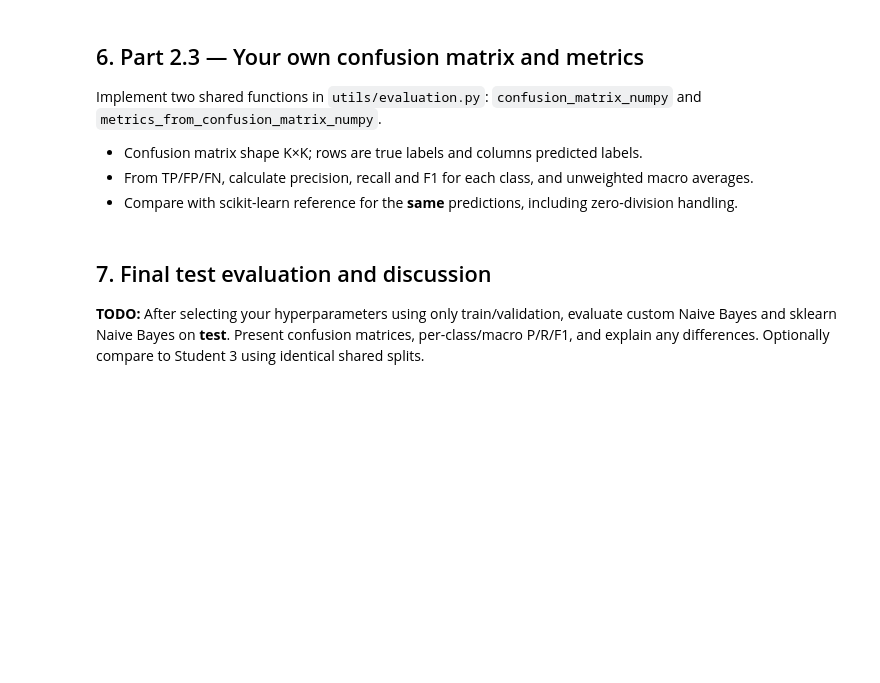
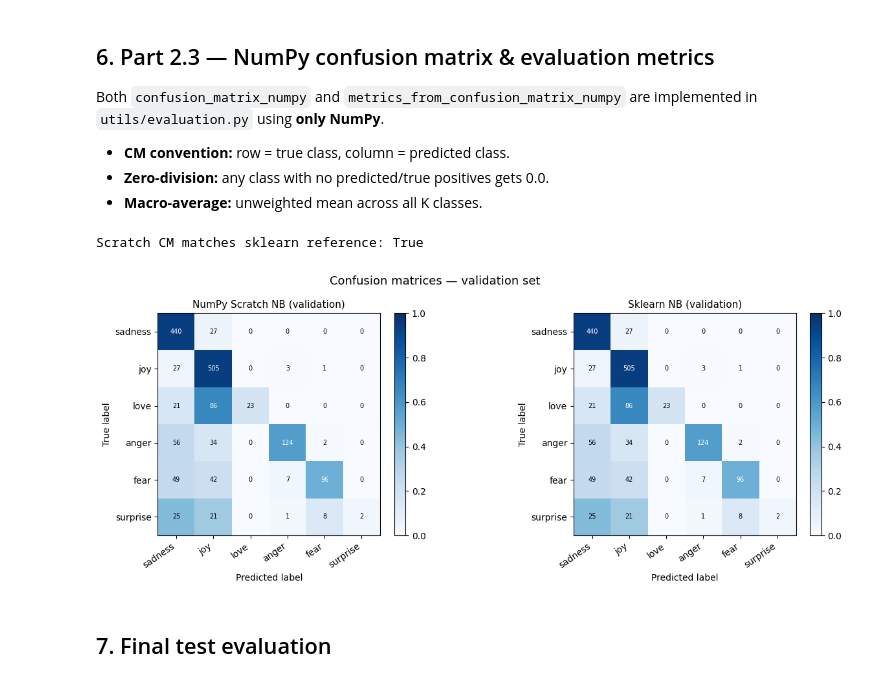
Before and after one commit to BadrGello/Natural-Language-Processing-Lab-1, a Jupyter notebook: notebooks/02_naive_bayes.ipynb, the cells around one changed output. Saved outputs shown, nothing was run; the diff lists cells and outputs as text; code cells hidden in the pictures; blank space fills up the shorter version.

```diff
--- a/notebooks/02_naive_bayes.ipynb
+++ b/notebooks/02_naive_bayes.ipynb
@@ -87,17 +277,54 @@ print('sklearn NB validation macro-F1:', round(val_metrics_ref['macro_f1'], 4))
 # %% [markdown]
-## 6. Part 2.3 — Your own confusion matrix and metrics
-Implement two shared functions in `utils/evaluation.py`: `confusion_matrix_numpy` and `metrics_from_confusion_matrix_numpy`.
+## 6. Part 2.3 — NumPy confusion matrix & evaluation metrics
 
-- Confusion matrix shape K×K; rows are true labels and columns predicted labels.
-- From TP/FP/FN, calculate precision, recall and F1 for each class, and unweighted macro averages.
-- Compare with scikit-learn reference for the **same** predictions, including zero-division handling.
+Both `confusion_matrix_numpy` and `metrics_from_confusion_matrix_numpy` are
+implemented in `utils/evaluation.py` using **only NumPy**.
+
+- **CM convention:** row = true class, column = predicted class.
+- **Zero-division:** any class with no predicted/true positives gets 0.0.
+- **Macro-average:** unweighted mean across all K classes.
 # %%
-# TODO: Uncomment when utils/evaluation.py NumPy functions are done.
-# cm_custom = confusion_matrix_numpy(data.val.labels, val_predictions_ref, data.num_classes)
-# metrics_custom = metrics_from_confusion_matrix_numpy(cm_custom)
-# print('Matrices match:', np.array_equal(cm_custom, val_metrics_ref['confusion_matrix']))
-# print('Macro F1 matches:', np.isclose(metrics_custom['macro_f1'],
-#                                      val_metrics_ref['macro_f1']))
+# ── Compute NumPy confusion matrix and metrics for the scratch model ──
+cm_custom  = confusion_matrix_numpy(data.val.labels, val_pred_custom,  data.num_classes)
+cm_sklearn = confusion_matrix_numpy(data.val.labels, val_pred_sklearn, data.num_classes)
+
+metrics_custom  = metrics_from_confusion_matrix_numpy(cm_custom)
+metrics_sklearn = metrics_from_confusion_matrix_numpy(cm_sklearn)
+
+# ── Verify NumPy matrices match sklearn reference ──────────────────────
+ref_cm_custom  = val_metrics_custom['confusion_matrix']
+ref_cm_sklearn = val_metrics_sklearn['confusion_matrix']
+
+print('Scratch CM matches sklearn reference:', np.array_equal(cm_custom, ref_cm_custom))
+# %% [output]
+Scratch CM matches sklearn reference: True
+# %%
+def plot_confusion_matrix(cm: np.ndarray, class_names: tuple, title: str, ax):
+    """Plot a normalised confusion matrix on the given axes."""
+    cm_norm = cm.astype(float) / cm.sum(axis=1, keepdims=True).clip(min=1)
+    im = ax.imshow(cm_norm, interpolation='nearest', cmap='Blues', vmin=0, vmax=1)
+    ax.figure.colorbar(im, ax=ax, fraction=0.046, pad=0.04)
+    ticks = np.arange(len(class_names))
+    ax.set_xticks(ticks); ax.set_xticklabels(class_names, rotation=35, ha='right')
+    ax.set_yticks(ticks); ax.set_yticklabels(class_names)
+    ax.set_xlabel('Predicted label')
+    ax.set_ylabel('True label')
+    ax.set_title(title, fontsize=11)
+    thresh = cm_norm.max() / 2
+    for i in range(cm.shape[0]):
+        for j in range(cm.shape[1]):
+            ax.text(j, i, f'{cm[i,j]}',
+                    ha='center', va='center',
+                    color='white' if cm_norm[i, j] > thresh else 'black',
+                    fontsize=7)
+
+fig, axes = plt.subplots(1, 2, figsize=(13, 5))
+plot_confusion_matrix(cm_custom,  data.class_names, 'NumPy Scratch NB (validation)', axes[0])
+plot_confusion_matrix(cm_sklearn, data.class_names, 'Sklearn NB (validation)',       axes[1])
+plt.suptitle('Confusion matrices — validation set', fontsize=13)
+plt.tight_layout()
+plt.show()
+# %% [output]
+[figure, added]
 # %% [markdown]
-## 7. Final test evaluation and discussion
-**TODO:** After selecting your hyperparameters using only train/validation, evaluate custom Naive Bayes and sklearn Naive Bayes on **test**. Present confusion matrices, per-class/macro P/R/F1, and explain any differences. Optionally compare to Student 3 using identical shared splits.
+## 7. Final test evaluation
```
Also changed, not shown: parts of 21 cells of this notebook, 5 other files.
